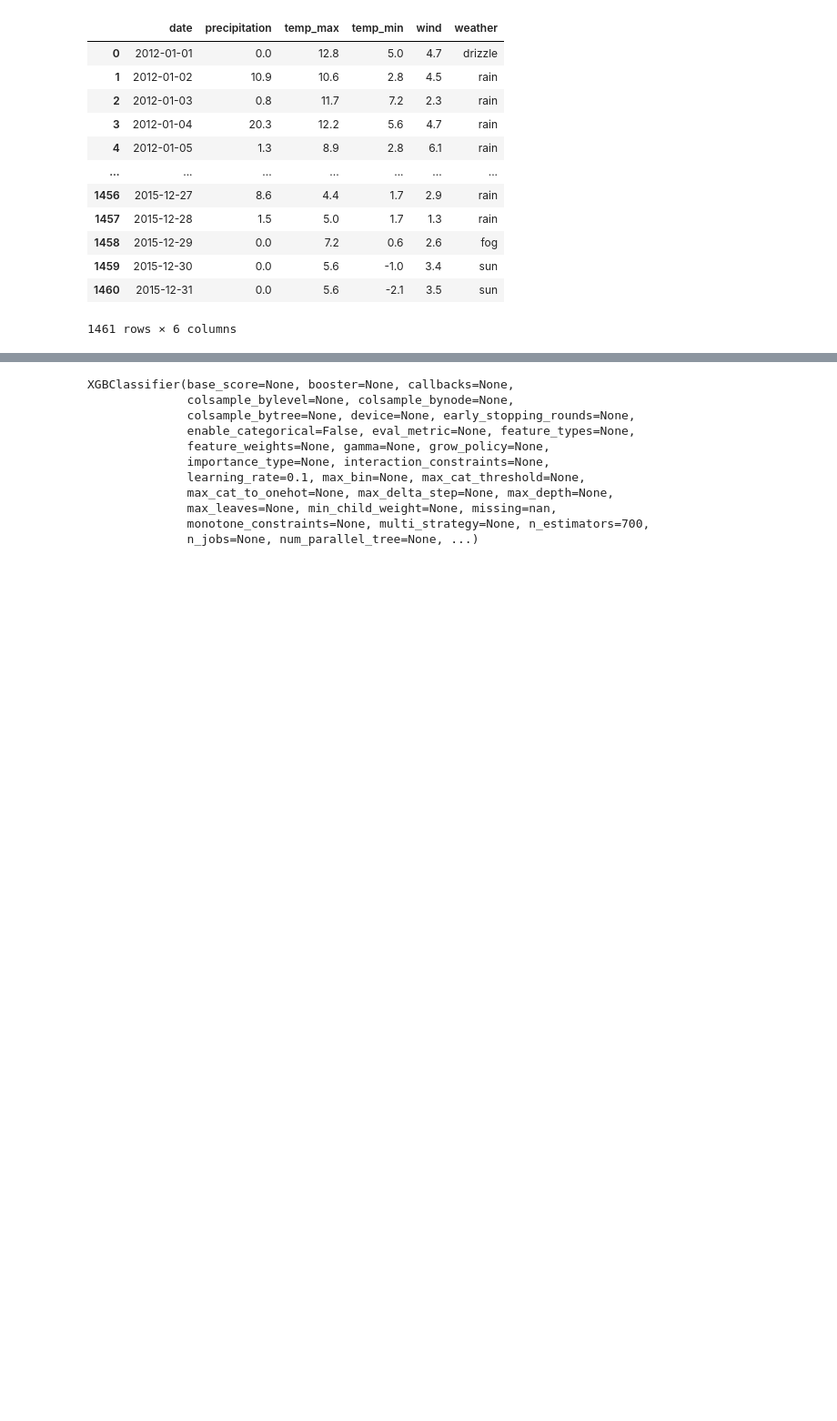
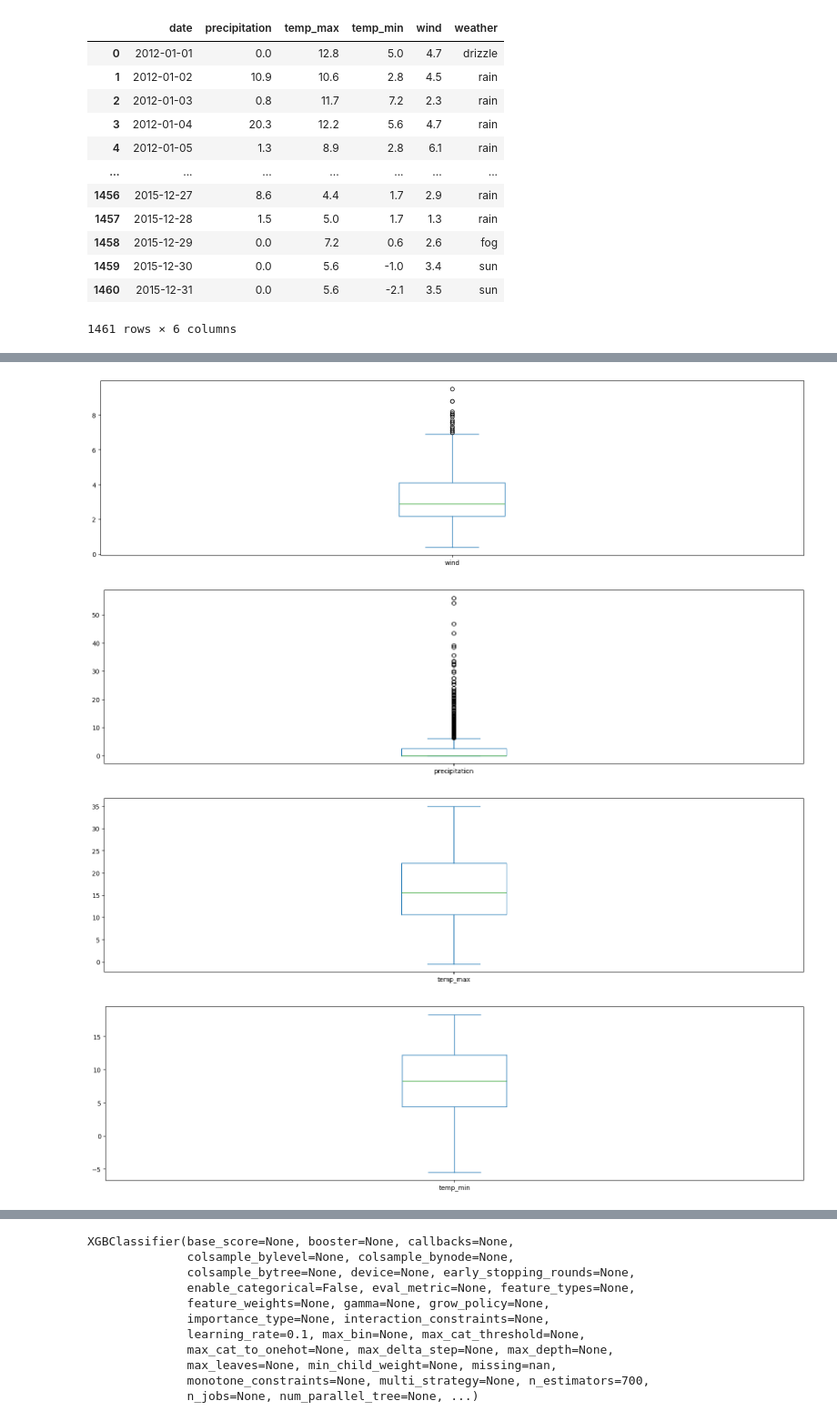
Before and after one commit to thePython2016/weather-prediction-model, a Jupyter notebook: weather-prediction-model.ipynb, the cells around one changed output, grey strips where cells are left out. Shown at 91% size. Saved outputs shown, nothing was run; the diff lists cells and outputs as text; code cells hidden in the pictures; blank space fills up the shorter version.

```diff
--- a/weather-prediction-model.ipynb
+++ b/weather-prediction-model.ipynb
@@ -93,2 +96,2 @@ textCols=[cols for cols in weatherData.columns if weatherData[cols].dtype in ["i
 # %%
-numCols
+numCols=['precipitation', 'temp_max', 'temp_min', 'wind', 'Year', 'Day']
@@ -113,3 +109,6 @@ Day                       int32
 dtype: object
 # %%
-excludeColumns=['date','Year','Day']
+excludedColumns=['date','Year','Day']
+# %%
+# Numerical cols to deal with
+numCols=list(set(numCols)-set(excludedColumns))
@@ -115,0 +135,15 @@ excludeColumns=['date','Year','Day']
+# %%
+# split data
+x=weatherData.drop(columns=["weather"])
+y=weatherData['weather']
+xTrain,xTest,yTrain,yTest=train_test_split(x,y,test_size=0.3,random_state=34)
+# %%
+# check outliers
+for out in numCols:
+    plt.figure(figsize=(20,5))
+    xTrain[out].plot(kind="box")
+# %% [output]
+[figure, added]
+[figure, added]
+[figure, added]
+[figure, added]
```
Also changed, not shown: parts of 35 cells of this notebook, 5 other files.
